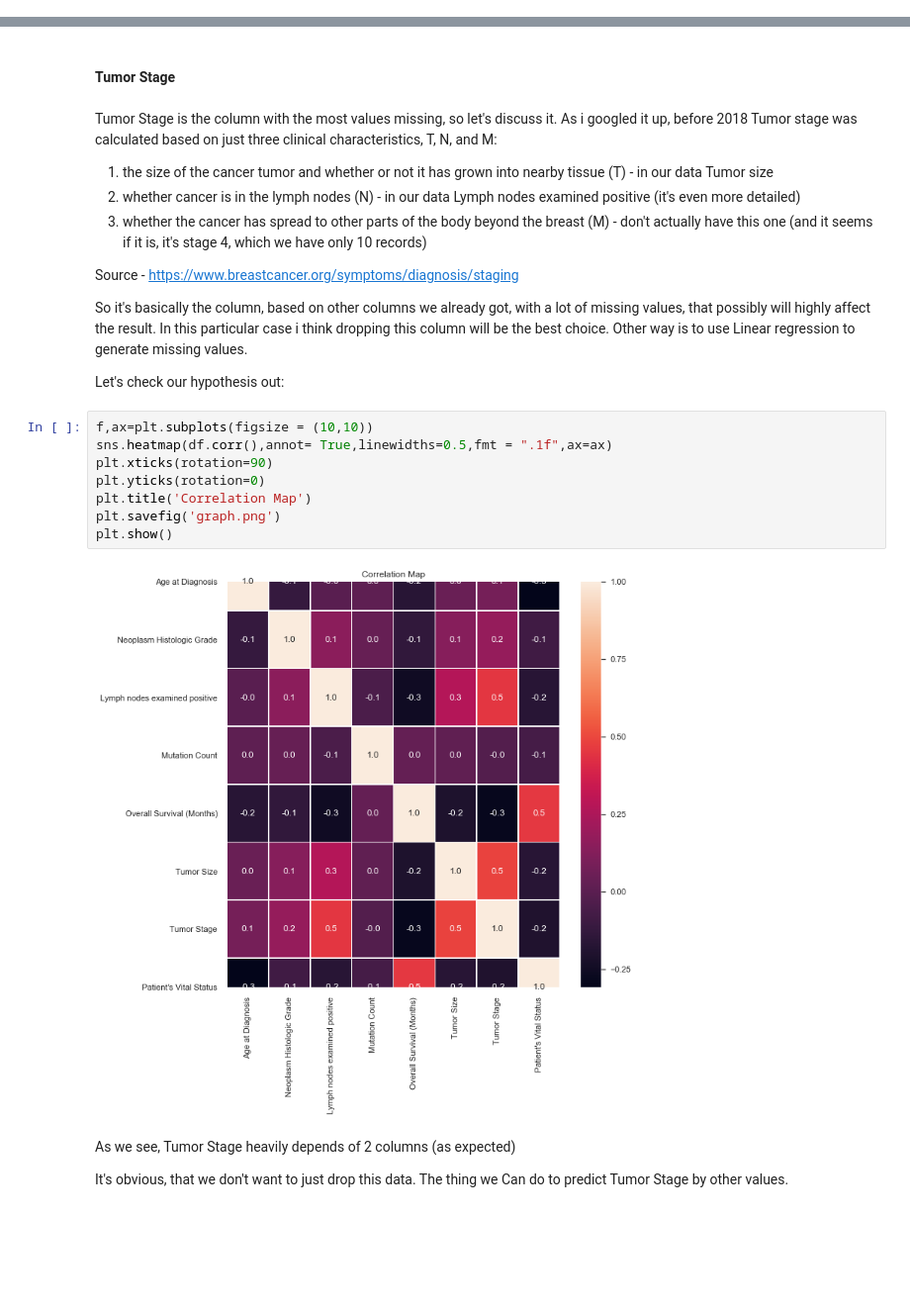
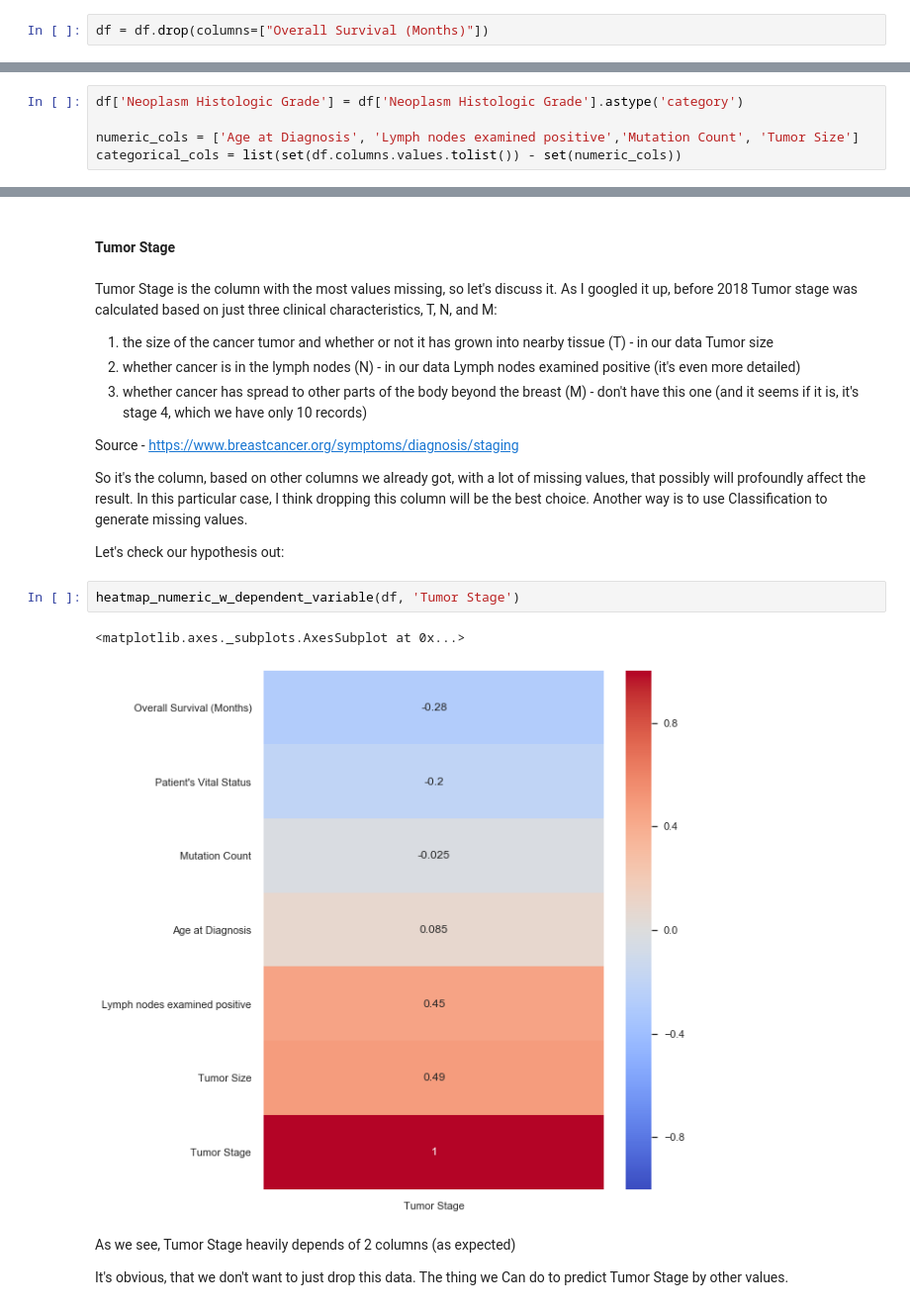
Before and after one commit to OzmundSedler/IBM-advanced-DS-coursera, a Jupyter notebook: 4 Capstone /ML-project-draft.ipynb, the cells around one changed output, grey strips where cells are left out. Shown at 99% size. Saved outputs shown, nothing was run; the diff lists cells and outputs as text; blank space fills up the shorter version.

```diff
--- a/4 Capstone /ML-project-draft.ipynb
+++ b/4 Capstone /ML-project-draft.ipynb
@@ -137,3 +204,5 @@ Patients number to calculate 5 year survival chances: 1916
+# %%
+df = df.drop(columns=["Overall Survival (Months)"])
 # %% [markdown]
 ### Target encoding
 # %% [markdown]
@@ -238,6 +303,11 @@ Tumor Stage                       1415 non-null float64
 Patient's Vital Status            1914 non-null int64
 dtypes: float64(7), int64(1), object(13)
 memory usage: 329.0+ KB
+# %%
+df['Neoplasm Histologic Grade'] = df['Neoplasm Histologic Grade'].astype('category')
+
+numeric_cols = ['Age at Diagnosis', 'Lymph nodes examined positive','Mutation Count', 'Tumor Size']
+categorical_cols = list(set(df.columns.values.tolist()) - set(numeric_cols))
 # %% [markdown]
 Let's use some usefull tools to checkout correlation and decide if we have some unnecessary information left
 # %%
@@ -342,28 +400,23 @@ df['ER status measured by IHC'].unique()
 # %% [markdown]
 #### Tumor Stage
 # %% [markdown]
-Tumor Stage is the column with the most values missing, so let's discuss it. As i googled it up, before 2018 Tumor stage was calculated based on just three clinical characteristics, T, N, and M:
+Tumor Stage is the column with the most values missing, so let's discuss it. As I googled it up, before 2018 Tumor stage was calculated based on just three clinical characteristics, T, N, and M:
 
 1. the size of the cancer tumor and whether or not it has grown into nearby tissue (T) - in our data Tumor size
 2. whether cancer is in the lymph nodes (N) - in our data Lymph nodes examined positive (it's even more detailed)
-3. whether the cancer has spread to other parts of the body beyond the breast (M) - don't actually have this one (and it seems if it is, it's stage 4, which we have only 10 records)
+3. whether cancer has spread to other parts of the body beyond the breast (M) - don't have this one (and it seems if it is, it's stage 4, which we have only 10 records)
 
 Source - https://www.breastcancer.org/symptoms/diagnosis/staging
 
-So it's basically the column, based on other columns we already got, with a lot of missing values, that possibly will highly affect the result. In this particular case i think dropping this column will be the best choice.
-Other way is to use Linear regression to generate missing values.
+So it's the column, based on other columns we already got, with a lot of missing values, that possibly will profoundly affect the result. In this particular case, I think dropping this column will be the best choice.
+Another way is to use Classification to generate missing values.
 
 Let's check our hypothesis out:
-# %%
-f,ax=plt.subplots(figsize = (10,10))
-sns.heatmap(df.corr(),annot= True,linewidths=0.5,fmt = ".1f",ax=ax)
-plt.xticks(rotation=90)
-plt.yticks(rotation=0)
-plt.title('Correlation Map')
-plt.savefig('graph.png')
-plt.show()
-# %% [output]
-[figure, removed]
+# %%
+heatmap_numeric_w_dependent_variable(df, 'Tumor Stage')
+# %% [output]
+<matplotlib.axes._subplots.AxesSubplot at 0x...>
+[figure, added]
 # %% [markdown]
 As we see, Tumor Stage heavily depends of 2 columns (as expected)
 
```
Also changed, not shown: parts of 260 cells of this notebook, 3 other files.
